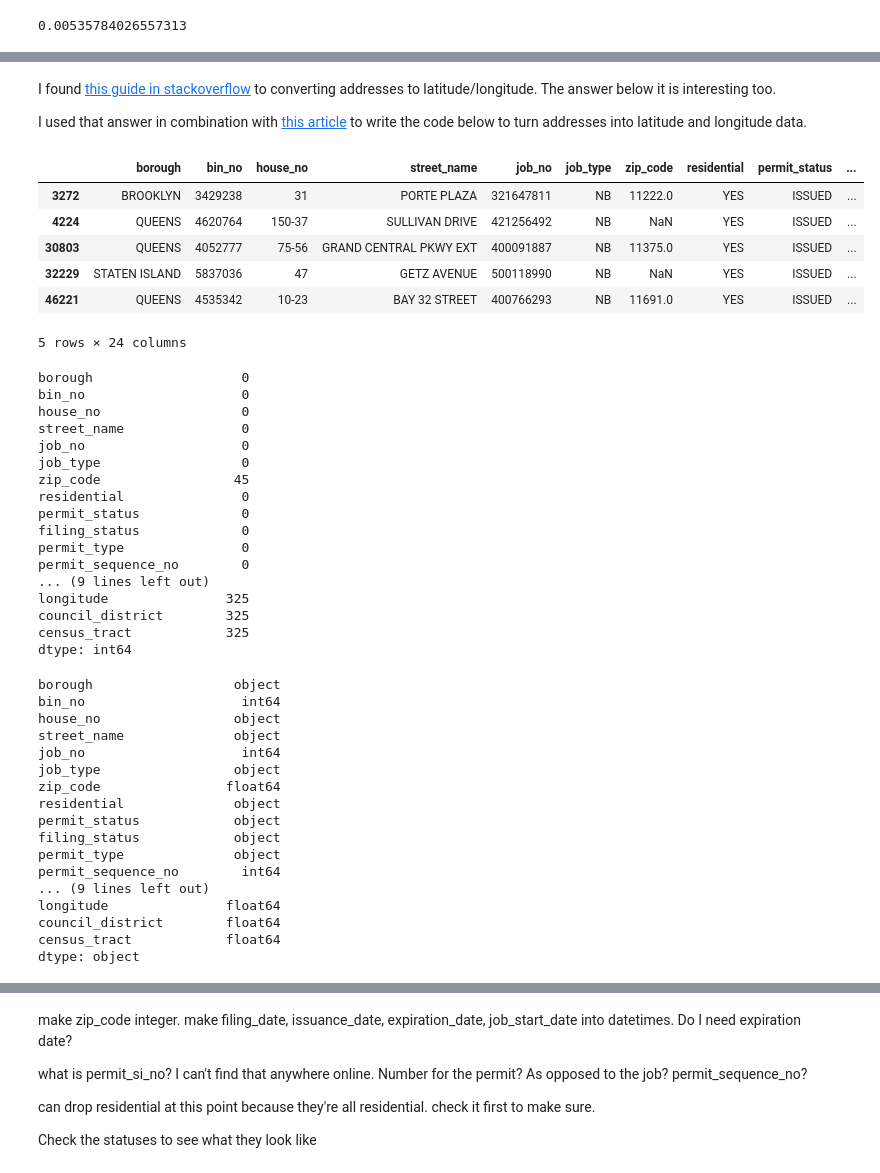
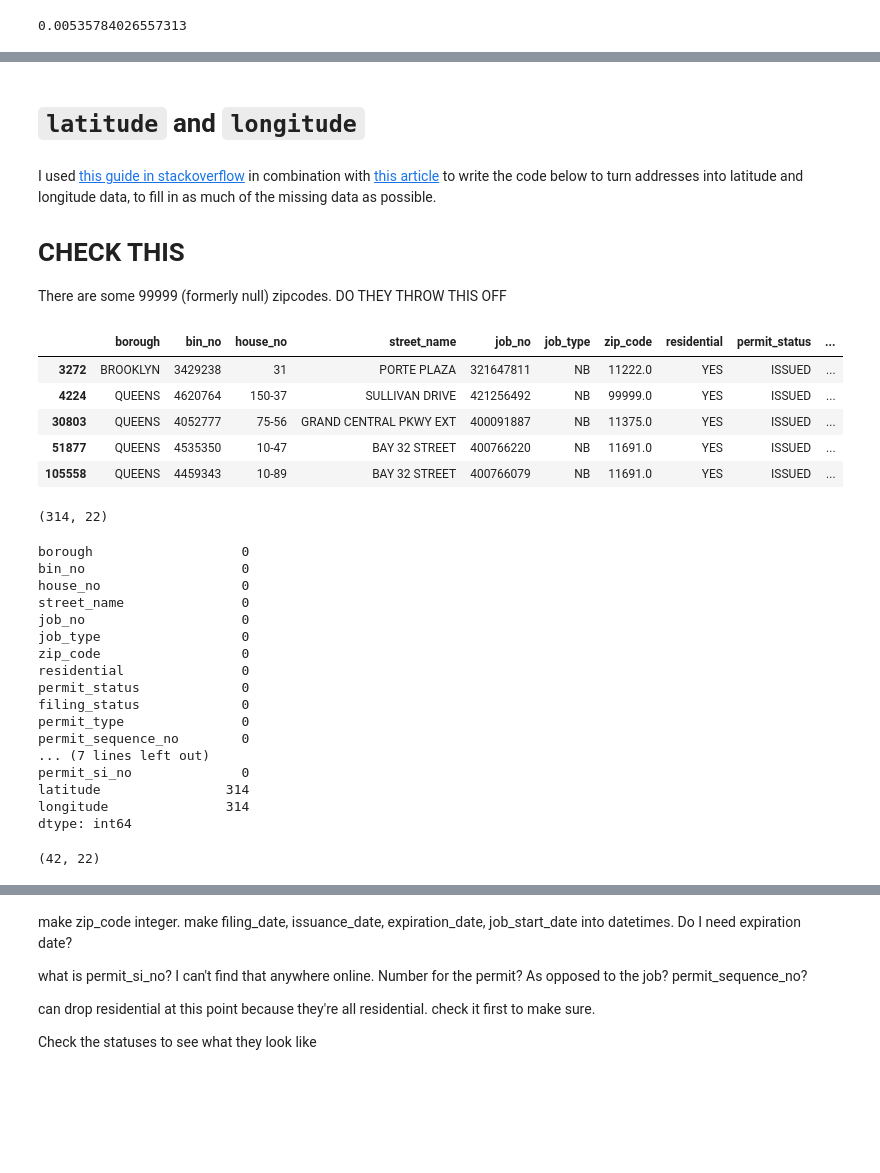
Before and after one commit to lmdunn/nycpermits, a Jupyter notebook: 01-1_cleaning_permits.ipynb, the cells around one changed output, grey strips where cells are left out. Cells and saved outputs as stored; diff of their text form; code cells hidden in the pictures; blank space fills up the shorter version.

```diff
--- a/01-1_cleaning_permits.ipynb
+++ b/01-1_cleaning_permits.ipynb
@@ -281,5 +221,3 @@ Name: permit_status, dtype: int64
 permits['permit_status'].value_counts(dropna = False)[2]/permits.shape[0]
 # %% [output]
 0.00535784026557313
-# %%
-permits = permits[permits['permit_status'].notnull()]
@@ -311,3 +333,3 @@ permits['issuance_date'].value_counts(dropna = False)[0]/permits.shape[0]
 # %%
-permits = permits[permits['issuance_date'].notnull()]
+#permits = permits[permits['issuance_date'].notnull()]
 # %%
@@ -368,21 +422,27 @@ dtype: int64
+# %% [markdown]
+# `latitude` and `longitude`
 # %% [markdown]
-I found [this guide in stackoverflow](https://stackoverflow.com/a/69856510) to converting addresses to latitude/longitude. The answer below it is interesting too.
+I used [this guide in stackoverflow](https://stackoverflow.com/a/69856510) in combination with [this article](https://towardsdatascience.com/geocode-with-python-161ec1e62b89) to write the code below to turn addresses into latitude and longitude data, to fill in as much of the missing data as possible.
 
-I used that answer in combination with [this article](https://towardsdatascience.com/geocode-with-python-161ec1e62b89) to write the code below to turn addresses into latitude and longitude data.
+# CHECK THIS
+There are some 99999 (formerly null) zipcodes. DO THEY THROW THIS OFF
 # %%
-no_position = permits[permits['latitude'].isnull()]
+no_long_lat = permits[permits['latitude'].isnull()]
 # %%
-no_position.head()
+no_long_lat.head()
 # %% [output]
 |  | borough | bin_no | house_no | street_name | job_no | job_type | zip_code | residential | permit_status | ... |
 | 3272 | BROOKLYN | 3429238 | 31 | PORTE PLAZA | 321647811 | NB | 11222.0 | YES | ISSUED | ... |
-| 4224 | QUEENS | 4620764 | 150-37 | SULLIVAN DRIVE | 421256492 | NB | NaN | YES | ISSUED | ... |
+| 4224 | QUEENS | 4620764 | 150-37 | SULLIVAN DRIVE | 421256492 | NB | 99999.0 | YES | ISSUED | ... |
 | 30803 | QUEENS | 4052777 | 75-56 | GRAND CENTRAL PKWY EXT | 400091887 | NB | 11375.0 | YES | ISSUED | ... |
-| 32229 | STATEN ISLAND | 5837036 | 47 | GETZ AVENUE | 500118990 | NB | NaN | YES | ISSUED | ... |
-| 46221 | QUEENS | 4535342 | 10-23 | BAY 32 STREET | 400766293 | NB | 11691.0 | YES | ISSUED | ... |
+| 51877 | QUEENS | 4535350 | 10-47 | BAY 32 STREET | 400766220 | NB | 11691.0 | YES | ISSUED | ... |
+| 105558 | QUEENS | 4459343 | 10-89 | BAY 32 STREET | 400766079 | NB | 11691.0 | YES | ISSUED | ... |
-5 rows × 24 columns
+# %%
+no_long_lat.shape
+# %% [output]
+(314, 22)
 # %%
-no_position.isnull().sum()
+no_long_lat.isnull().sum()
 # %% [output]
 borough                   0
 bin_no                    0
@@ -390,14 +450,14 @@ house_no                  0
 street_name               0
 job_no                    0
 job_type                  0
-zip_code                 45
+zip_code                  0
 residential               0
 permit_status             0
 filing_status             0
 permit_type               0
 permit_sequence_no        0
-... (9 lines left out)
-longitude               325
-council_district        325
-census_tract            325
+... (7 lines left out)
+permit_si_no              0
+latitude                314
+longitude               314
 dtype: int64
@@ -406,20 +464,4 @@ no_position = no_position[no_position['zip_code'].notnull()]
-# %%
-no_position.dtypes
-# %% [output]
-borough                  object
-bin_no                    int64
-house_no                 object
-street_name              object
-job_no                    int64
-job_type                 object
-zip_code                float64
-residential              object
-permit_status            object
-filing_status            object
-permit_type              object
-permit_sequence_no        int64
-... (9 lines left out)
-longitude               float64
-council_district        float64
-census_tract            float64
-dtype: object
+# %%
+no_long_lat[no_long_lat['zip_code'] == 99999].shape
+# %% [output]
+(42, 22)
```
Also changed, not shown: parts of 331 cells of this notebook, 4 other files.
